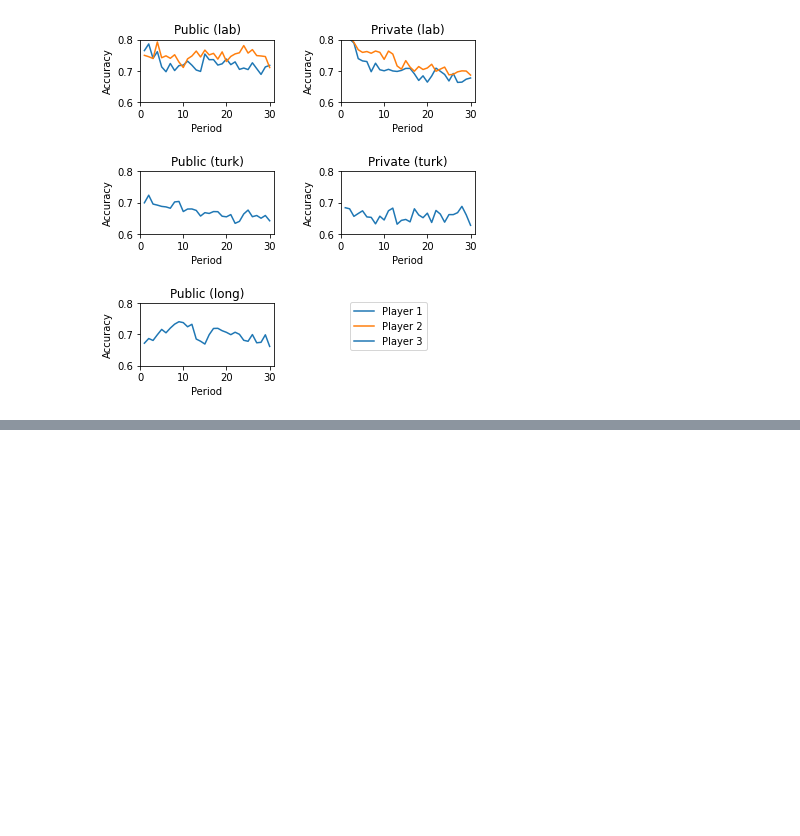
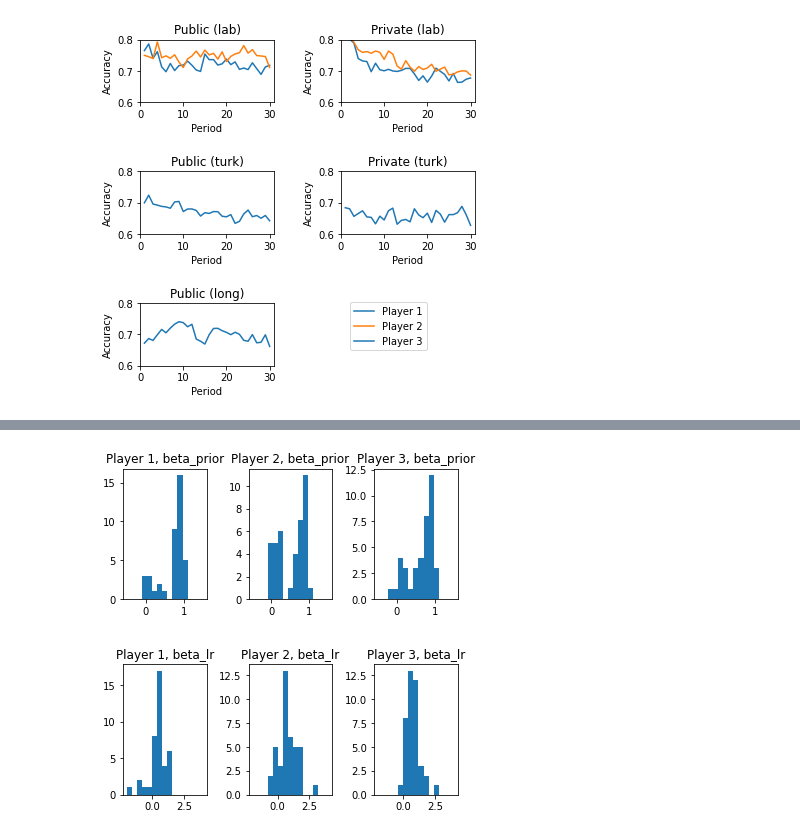
Before and after one commit to pevdokim/Higher-order-Learning, a Jupyter notebook: common_jupyter.ipynb, the cells around one changed output, grey strips where cells are left out. Cells and saved outputs as stored; diff of their text form; code cells hidden in the pictures; blank space fills up the shorter version.

```diff
--- a/common_jupyter.ipynb
+++ b/common_jupyter.ipynb
@@ -574,0 +577,84 @@ reg6 = sm.ols(formula="acc ~ private * gameperiod", data=df[(df.mturk==1) & (df.
+# %%
+import pandas as pd
+import numpy
+import statsmodels.formula.api as sm
+import matplotlib.pyplot as plt
+
+# load data
+df = pd.read_csv("data_ee.csv")
+
+# focus on public lab treatment
+df = df[(df.mturk == 0) & (df.private == 0)]
+
+# sort chronologically
+df = df.sort_values(by=["unique", "round", "gameperiod"])
+
+# create variables
+df["prior"] = df["guess"].shift(1)
+df["x2"] = df.apply(lambda row: numpy.log(2) if row["orange"] == 1 else numpy.log(0.5), axis=1)
+
+
+# replace 0's and 1's
+def replace(value):
+    if value == 0:
+        return 0.01
+    elif value == 1:
+        return 0.99
+    else:
+        return value
+
+
+df["guess_tr"] = df.apply(lambda row: replace(row["guess"]), axis=1)
+df["prior_tr"] = df.apply(lambda row: replace(row["prior"]), axis=1)
+df["y"] = numpy.log(df["guess_tr"]/(1-df["guess_tr"]))
+df["x1"] = numpy.log(df["prior_tr"]/(1-df["prior_tr"]))
+df["unique"] = pd.to_numeric(df["unique"])
+
+# set the period 1 prior to 1/2
+df.loc[(df.gameperiod == 1), 'x1'] = 0
+
+# create a list of subjects in each role
+sub_list = df.groupby(["type", "unique"]).count().reset_index()
+
+# initialize dictionaries
+betas_prior = dict()
+betas_lr = dict()
+
+for type in [1, 2, 3]:
+    # the dictionary key is the player type, the value is a list of estimated parameters
+    betas_prior[type]=list()
+    betas_lr[type]=list()
+    # run a loop to populate the list
+    for sub in list(sub_list.unique[(sub_list.type==type)]):
+        reg = sm.ols(formula="y ~ x1 + x2", data=df[df["unique"]==sub]).fit()
+        betas_prior[type].append(reg.params[1])
+        betas_lr[type].append(reg.params[2])
+
+# make the plots
+
+fig, ax = plt.subplots(nrows=2, ncols=3, figsize=(6, 6))
+
+plt.subplot(2,3,1, title="Player 1, beta_prior")
+plt.hist(betas_prior[1], range=(-.5,1.5), bins=15)
+
+plt.subplot(2,3,2, title="Player 2, beta_prior")
+plt.hist(betas_prior[2], range=(-.5,1.5), bins=15)
+
+plt.subplot(2,3,3, title="Player 3, beta_prior")
+plt.hist(betas_prior[3], range=(-.5,1.5), bins=15)
+
+plt.subplot(2,3,4, title="Player 1, beta_lr")
+plt.hist(betas_lr[1], range=(-2,4), bins=15)
+
+plt.subplot(2,3,5, title="Player 2, beta_lr")
+plt.hist(betas_lr[2], range=(-2,4), bins=15)
+
+plt.subplot(2,3,6, title="Player 3, beta_lr")
+plt.hist(betas_lr[3], range=(-2,4), bins=15)
+
+plt.subplots_adjust(wspace=.5)
+plt.subplots_adjust(hspace=.5)
+
+plt.show()
+# %% [output]
+[figure, added]
```
Also changed, not shown: parts of 7 cells of this notebook, 6 other files.
